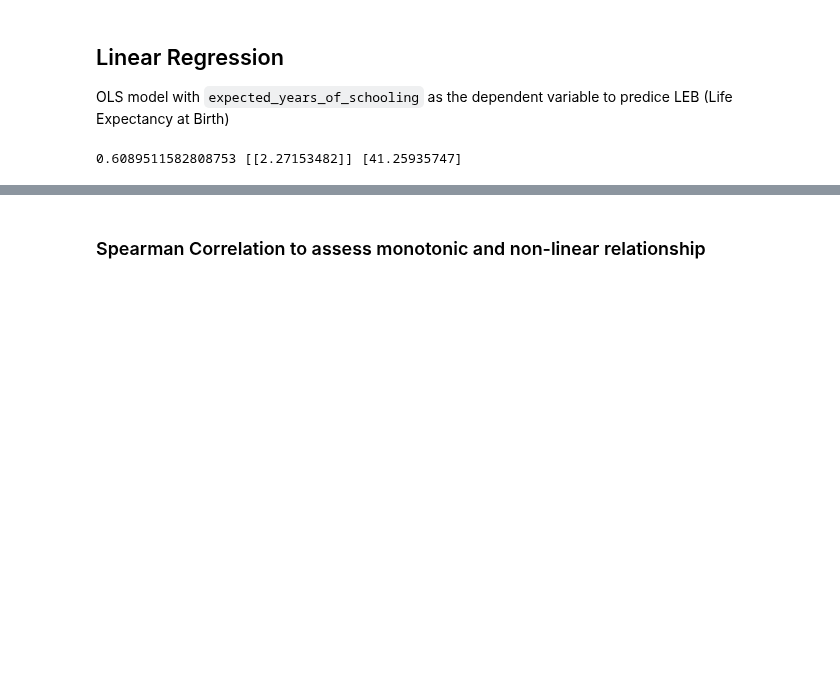
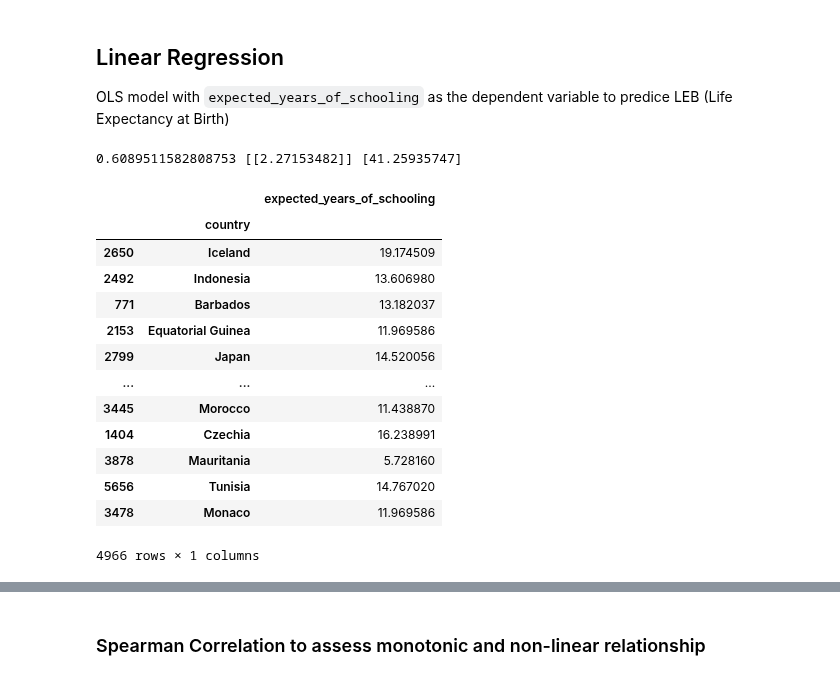
Before and after one commit to idalinnakallio/DAT565, a Jupyter notebook: Assignment 4/Assignment4.ipynb, the cells around one changed output, grey strips where cells are left out. Saved outputs shown, nothing was run; the diff lists cells and outputs as text; code cells hidden in the pictures; blank space fills up the shorter version.

```diff
--- a/Assignment 4/Assignment4.ipynb
+++ b/Assignment 4/Assignment4.ipynb
@@ -327,4 +315,21 @@ intercept = reg.intercept_
 print(score, coef, intercept)
 # %% [output]
 0.6089511582808753 [[2.27153482]] [41.25935747]
+# %%
+X_train_filled_new[['expected_years_of_schooling']]
+# %% [output]
+|  |  | expected_years_of_schooling |
+|  | country |  |
+| 2650 | Iceland | 19.174509 |
+| 2492 | Indonesia | 13.606980 |
+| 771 | Barbados | 13.182037 |
+| 2153 | Equatorial Guinea | 11.969586 |
+| 2799 | Japan | 14.520056 |
+| ... | ... | ... |
+| 3445 | Morocco | 11.438870 |
+| 1404 | Czechia | 16.238991 |
+| 3878 | Mauritania | 5.728160 |
+| 5656 | Tunisia | 14.767020 |
+| 3478 | Monaco | 11.969586 |
+4966 rows × 1 columns
 # %%
```
Also changed, not shown: parts of 7 cells of this notebook.
